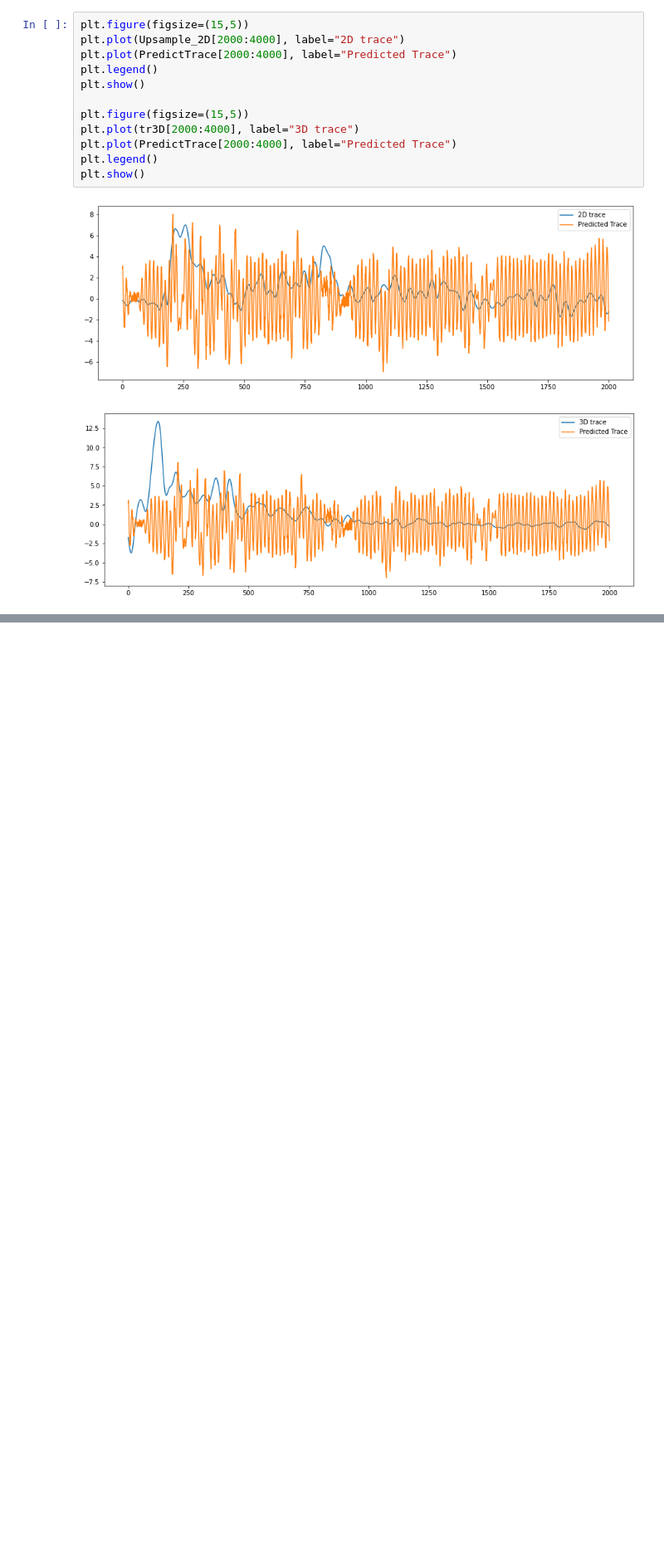
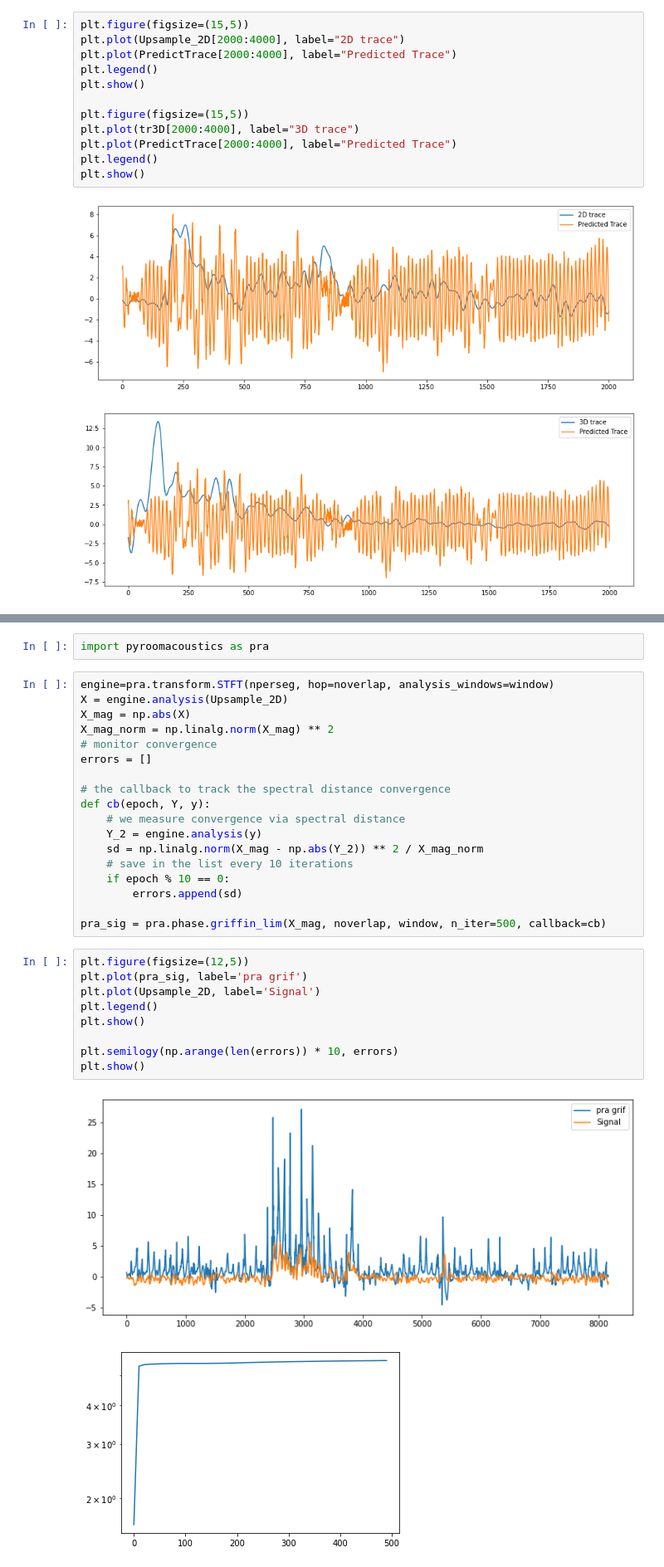
Before and after one commit to astroChance/RadNET, a Jupyter notebook: MPnet_workbook.ipynb, the cells around one changed output, grey strips where cells are left out. Shown at 83% size. Saved outputs shown, nothing was run; the diff lists cells and outputs as text; blank space fills up the shorter version.

```diff
--- a/MPnet_workbook.ipynb
+++ b/MPnet_workbook.ipynb
@@ -1235,0 +1313,32 @@ plt.show()
+# %%
+import pyroomacoustics as pra
+# %%
+engine=pra.transform.STFT(nperseg, hop=noverlap, analysis_windows=window)
+X = engine.analysis(Upsample_2D)
+X_mag = np.abs(X)
+X_mag_norm = np.linalg.norm(X_mag) ** 2
+# monitor convergence
+errors = []
+
+# the callback to track the spectral distance convergence
+def cb(epoch, Y, y):
+    # we measure convergence via spectral distance
+    Y_2 = engine.analysis(y)
+    sd = np.linalg.norm(X_mag - np.abs(Y_2)) ** 2 / X_mag_norm
+    # save in the list every 10 iterations
+    if epoch % 10 == 0:
+        errors.append(sd)
+
+pra_sig = pra.phase.griffin_lim(X_mag, noverlap, window, n_iter=500, callback=cb)
+# %%
+plt.figure(figsize=(12,5))
+plt.plot(pra_sig, label='pra grif')
+plt.plot(Upsample_2D, label='Signal')
+plt.legend()
+plt.show()
+
+plt.semilogy(np.arange(len(errors)) * 10, errors)
+plt.show()
+# %% [output]
+[figure, added]
+[figure, added]
```
Also changed, not shown: parts of 8 cells of this notebook.
